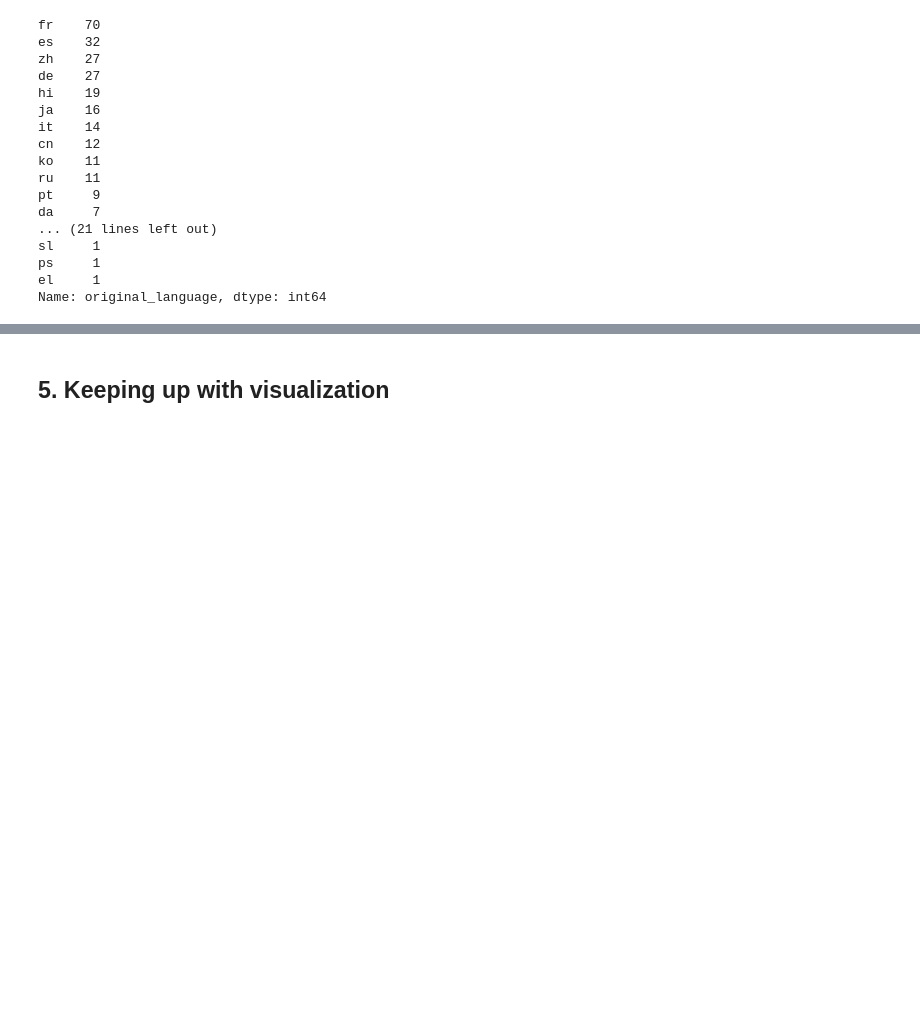
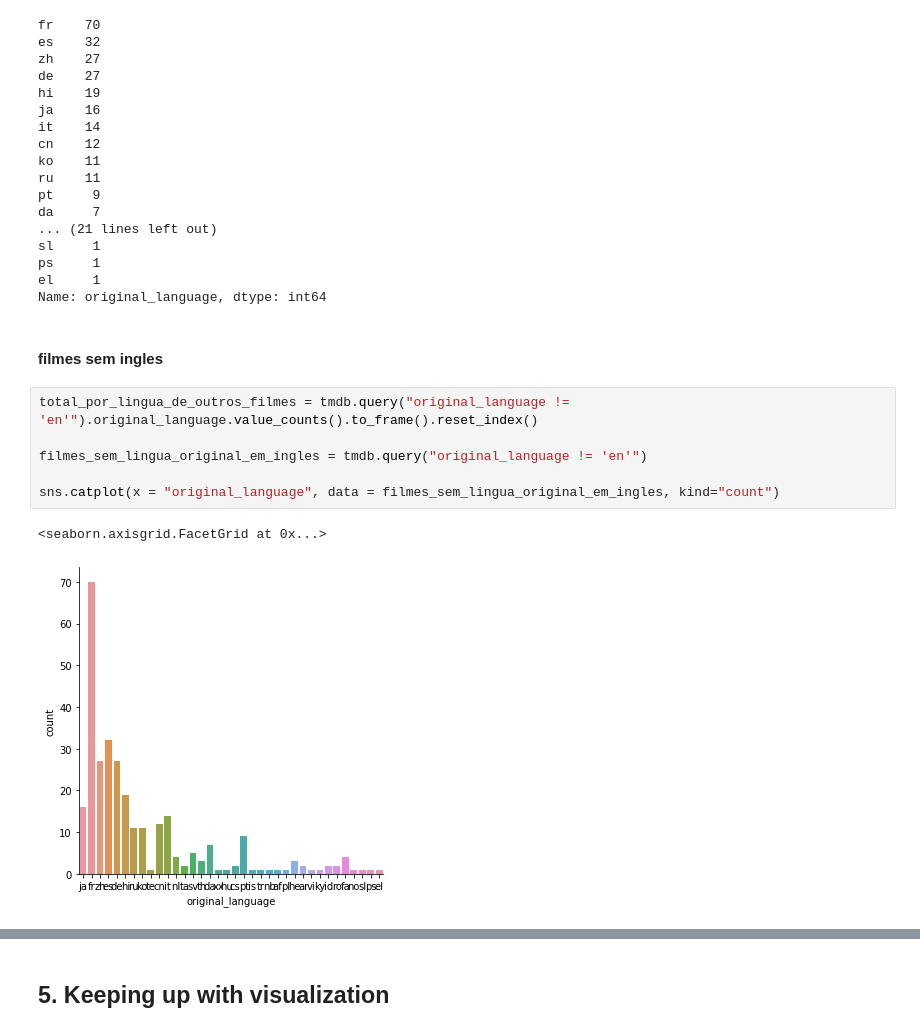
Before and after one commit to danielfsilva88/alura-projects, a Jupyter notebook: python-alura-projects/data-science/data-analysis-and-visualization/1.intro-to-data-science.ipynb, the cells around one changed output, grey strips where cells are left out. Saved outputs shown, nothing was run; the diff lists cells and outputs as text; blank space fills up the shorter version.

```diff
--- a/python-alura-projects/data-science/data-analysis-and-visualization/1.intro-to-data-science.ipynb
+++ b/python-alura-projects/data-science/data-analysis-and-visualization/1.intro-to-data-science.ipynb
@@ -631,4 +613,15 @@ sl     1
 ps     1
 el     1
 Name: original_language, dtype: int64
+# %% [markdown]
+#### filmes sem ingles
+# %%
+total_por_lingua_de_outros_filmes = tmdb.query("original_language != 'en'").original_language.value_counts().to_frame().reset_index()
+
+filmes_sem_lingua_original_em_ingles = tmdb.query("original_language != 'en'")
+
+sns.catplot(x = "original_language", data = filmes_sem_lingua_original_em_ingles, kind="count")
+# %% [output]
+<seaborn.axisgrid.FacetGrid at 0x...>
+[figure, added]
 # %%
```
Also changed, not shown: parts of 33 cells of this notebook.
